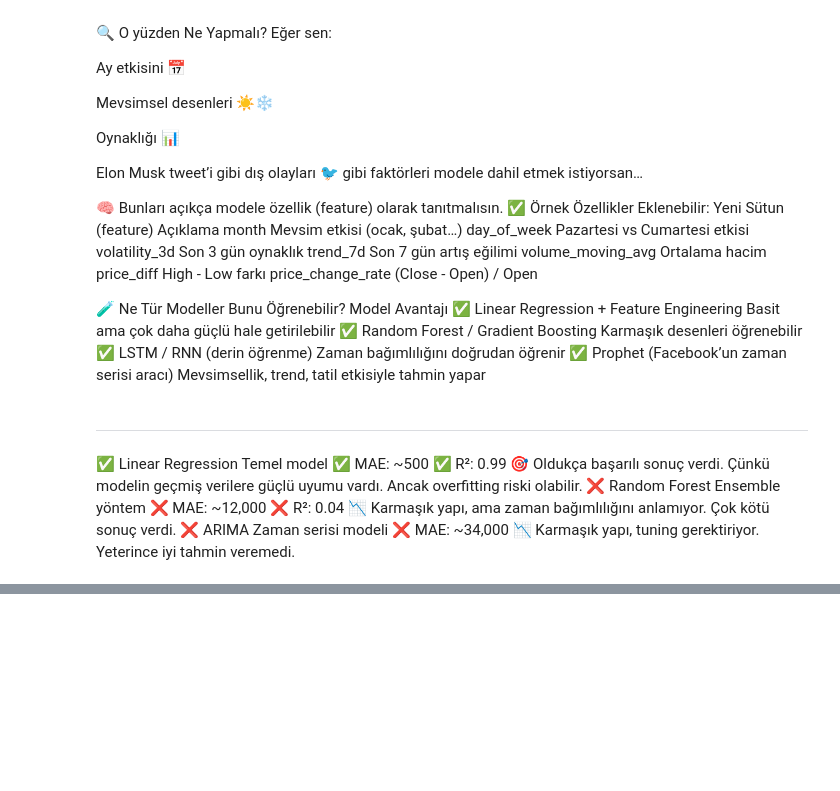
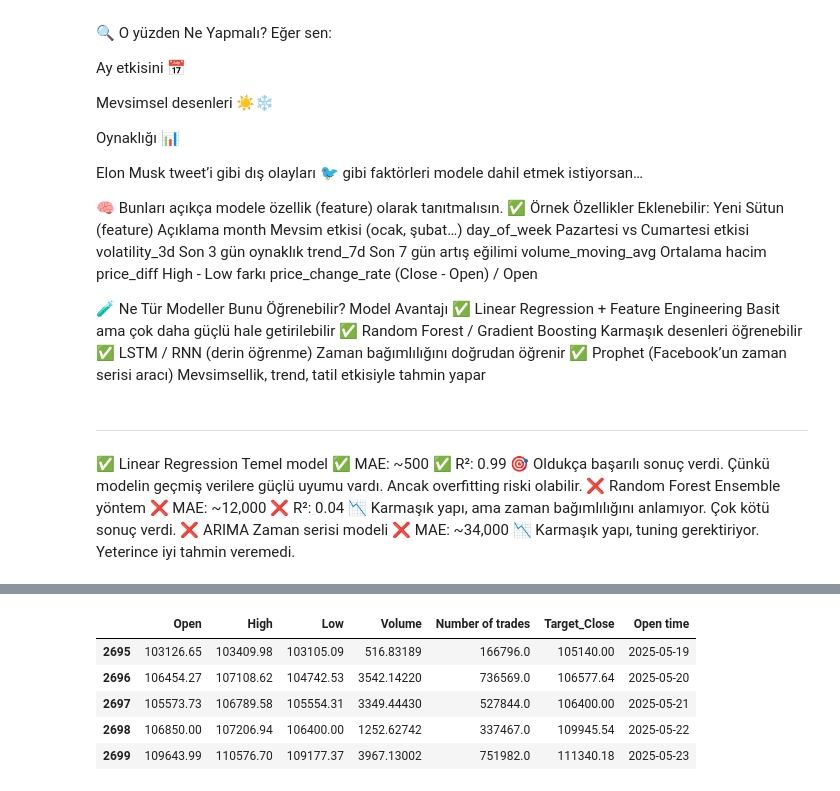
Before and after one commit to Nursenau/sisterslab_final_project, a Jupyter notebook: bitcoin.ipynb, the cells around one changed output, grey strips where cells are left out. Cells and saved outputs as stored; diff of their text form; code cells hidden in the pictures; blank space fills up the shorter version.

```diff
--- a/bitcoin.ipynb
+++ b/bitcoin.ipynb
@@ -1057,0 +1104,12 @@ Model	Avantajı
+# %%
+import pandas as pd
+
+# Orijinal veri seti
+df = pd.read_csv("data/btc_1d_data_2018_to_2025.csv")
+df['Open time'] = pd.to_datetime(df['Open time'])
+
+# Lag (dünkü veriler) ile yeni veri seti oluştur
+df_lagged = df[['Open', 'High', 'Low', 'Volume', 'Number of trades']].shift(1)
+df_lagged['Target_Close'] = df['Close']
+df_lagged['Open time'] = df['Open time']
+df_lagged = df_lagged.dropna()
@@ -1057,0 +1213,11 @@ Model	Avantajı
+# %%
+from IPython.display import display
+
+display(df_lagged.tail())
+# %% [output]
+|  | Open | High | Low | Volume | Number of trades | Target_Close | Open time |
+| 2695 | 103126.65 | 103409.98 | 103105.09 | 516.83189 | 166796.0 | 105140.00 | 2025-05-19 |
+| 2696 | 106454.27 | 107108.62 | 104742.53 | 3542.14220 | 736569.0 | 106577.64 | 2025-05-20 |
+| 2697 | 105573.73 | 106789.58 | 105554.31 | 3349.44430 | 527844.0 | 106400.00 | 2025-05-21 |
+| 2698 | 106850.00 | 107206.94 | 106400.00 | 1252.62742 | 337467.0 | 109945.54 | 2025-05-22 |
+| 2699 | 109643.99 | 110576.70 | 109177.37 | 3967.13002 | 751982.0 | 111340.18 | 2025-05-23 |
```
Also changed, not shown: parts of 8 cells of this notebook, 2 other files.
